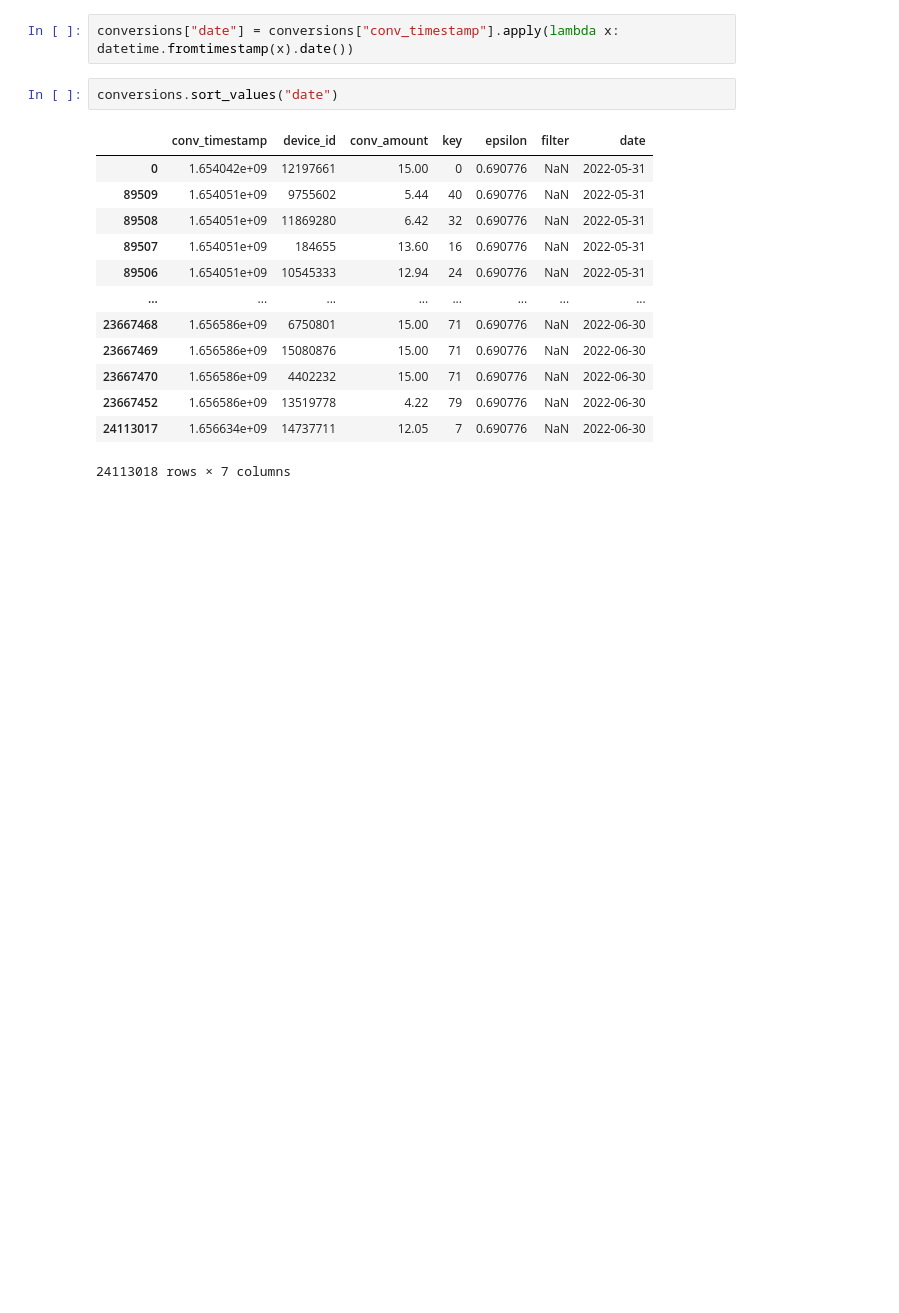
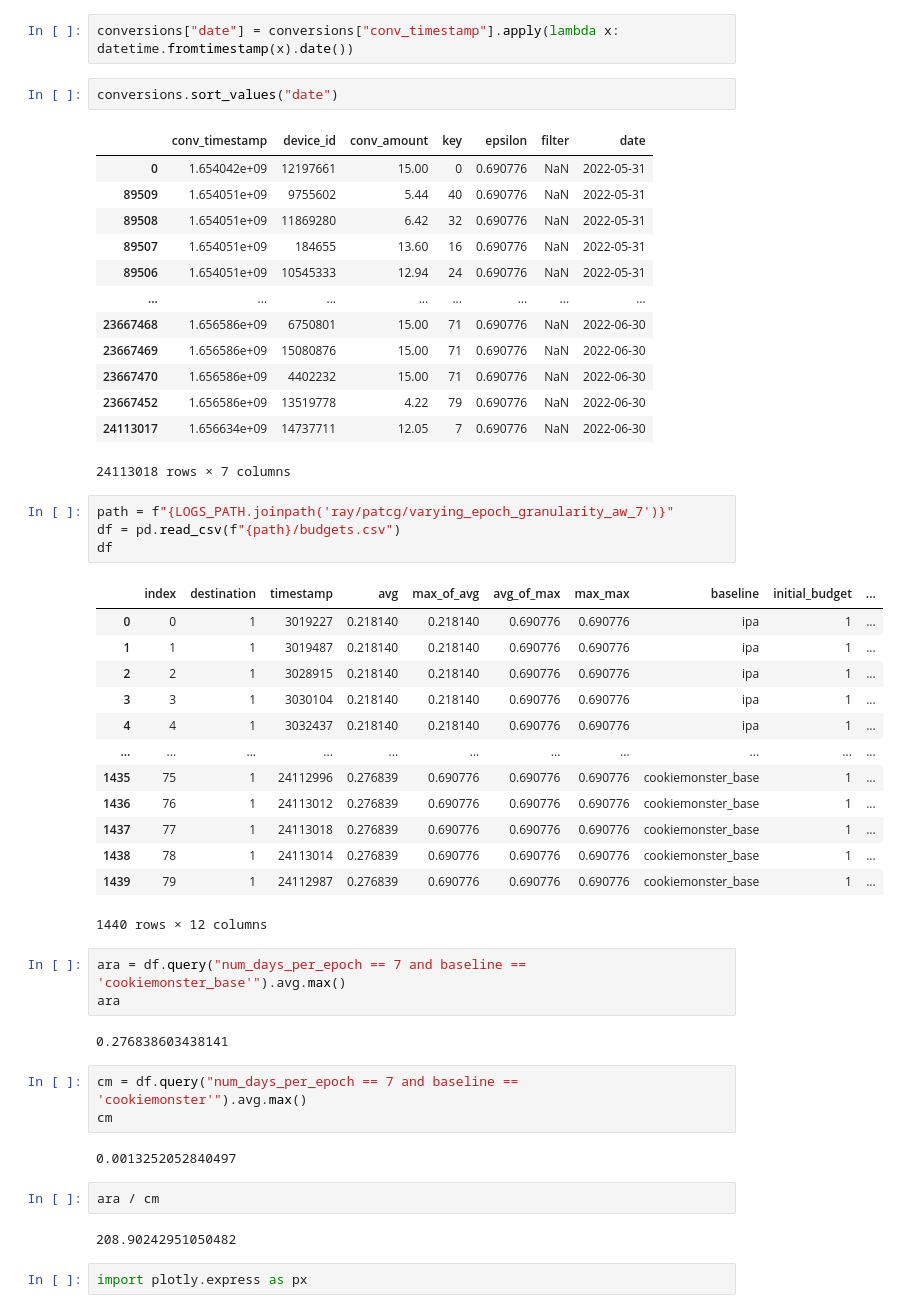
Before and after one commit to columbia/cookiemonster, a Jupyter notebook: notebooks/patcg_camera_ready_changes.ipynb, the cells around one changed output. Cells and saved outputs as stored; diff of their text form; blank space fills up the shorter version.

```diff
--- a/notebooks/patcg_camera_ready_changes.ipynb
+++ b/notebooks/patcg_camera_ready_changes.ipynb
@@ -122,3 +122,37 @@ conversions.sort_values("date")
 | 23667452 | 1.656586e+09 | 13519778 | 4.22 | 79 | 0.690776 | NaN | 2022-06-30 |
 | 24113017 | 1.656634e+09 | 14737711 | 12.05 | 7 | 0.690776 | NaN | 2022-06-30 |
 24113018 rows × 7 columns
+# %%
+path = f"{LOGS_PATH.joinpath('ray/patcg/varying_epoch_granularity_aw_7')}"
+df = pd.read_csv(f"{path}/budgets.csv")
+df
+# %% [output]
+|  | index | destination | timestamp | avg | max_of_avg | avg_of_max | max_max | baseline | initial_budget | ... |
+| 0 | 0 | 1 | 3019227 | 0.218140 | 0.218140 | 0.690776 | 0.690776 | ipa | 1 | ... |
+| 1 | 1 | 1 | 3019487 | 0.218140 | 0.218140 | 0.690776 | 0.690776 | ipa | 1 | ... |
+| 2 | 2 | 1 | 3028915 | 0.218140 | 0.218140 | 0.690776 | 0.690776 | ipa | 1 | ... |
+| 3 | 3 | 1 | 3030104 | 0.218140 | 0.218140 | 0.690776 | 0.690776 | ipa | 1 | ... |
+| 4 | 4 | 1 | 3032437 | 0.218140 | 0.218140 | 0.690776 | 0.690776 | ipa | 1 | ... |
+| ... | ... | ... | ... | ... | ... | ... | ... | ... | ... | ... |
+| 1435 | 75 | 1 | 24112996 | 0.276839 | 0.690776 | 0.690776 | 0.690776 | cookiemonster_base | 1 | ... |
+| 1436 | 76 | 1 | 24113012 | 0.276839 | 0.690776 | 0.690776 | 0.690776 | cookiemonster_base | 1 | ... |
+| 1437 | 77 | 1 | 24113018 | 0.276839 | 0.690776 | 0.690776 | 0.690776 | cookiemonster_base | 1 | ... |
+| 1438 | 78 | 1 | 24113014 | 0.276839 | 0.690776 | 0.690776 | 0.690776 | cookiemonster_base | 1 | ... |
+| 1439 | 79 | 1 | 24112987 | 0.276839 | 0.690776 | 0.690776 | 0.690776 | cookiemonster_base | 1 | ... |
+1440 rows × 12 columns
+# %%
+ara = df.query("num_days_per_epoch == 7 and baseline == 'cookiemonster_base'").avg.max()
+ara
+# %% [output]
+0.276838603438141
+# %%
+cm = df.query("num_days_per_epoch == 7 and baseline == 'cookiemonster'").avg.max()
+cm
+# %% [output]
+0.0013252052840497
+# %%
+ara / cm
+# %% [output]
+208.90242951050482
+# %%
+import plotly.express as px
```
Also changed, not shown: parts of 1 cell of this notebook, 2 other files.
